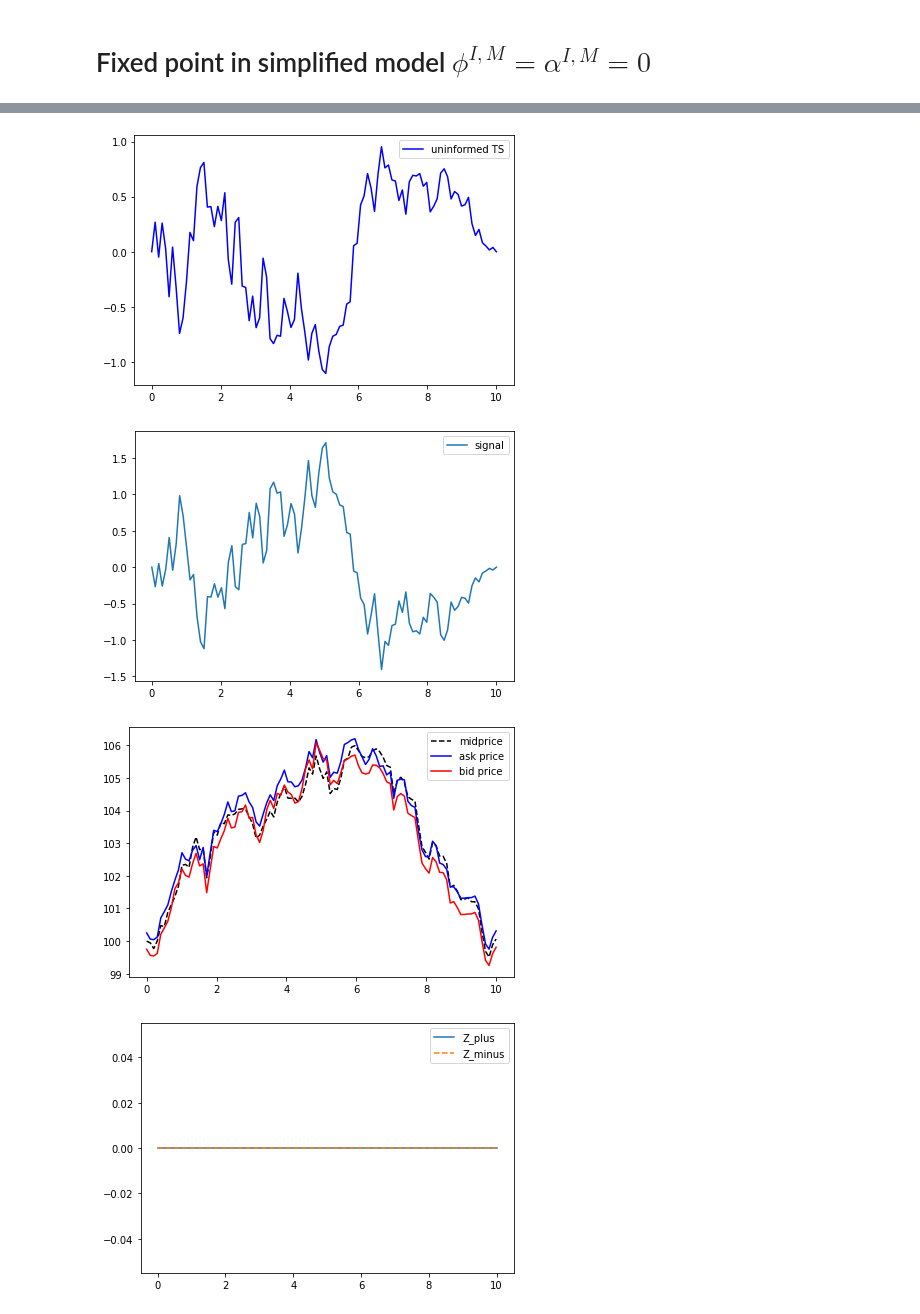
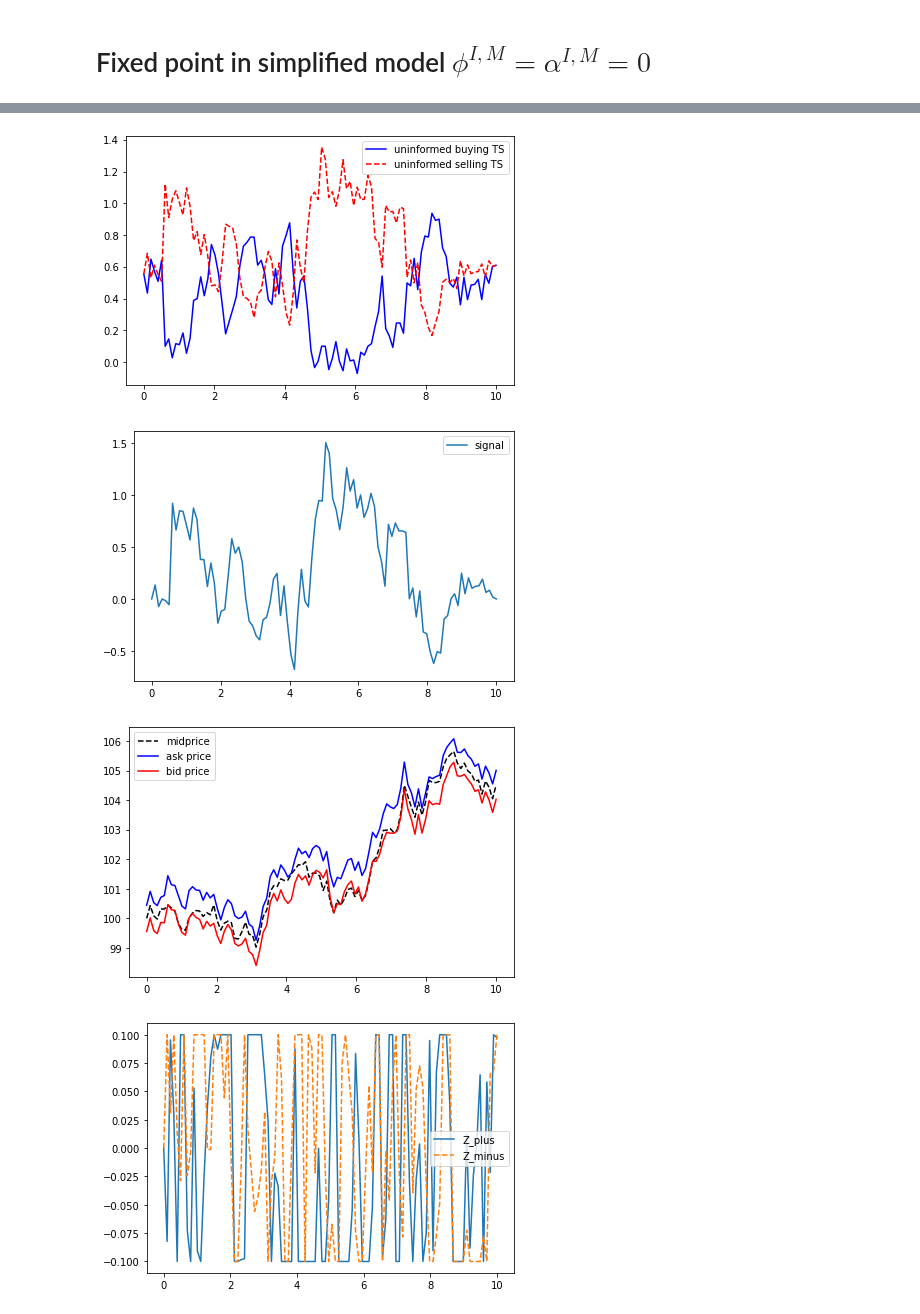
Before and after one commit to AdrienMathieu-eng/Nash-Equilibrium-, a Jupyter notebook: FBSDE_system.ipynb, the cells around one changed output, grey strips where cells are left out. Cells and saved outputs as stored; diff of their text form; code cells hidden in the pictures.

```diff
--- a/FBSDE_system.ipynb
+++ b/FBSDE_system.ipynb
@@ -883,5 +895,5 @@ True
 # %%
-seed = 1357911
+seed = 1357
 import random
 random.seed(seed)
 np.random.seed(seed)
@@ -893,9 +905,9 @@ Z_t_plus = np.zeros(N)
 Z_t_minus = np.zeros(N)
 for t in range(N-1):
     Z_t_plus[t+1] = Z_t_plus[t] -eta_ZP *Z_t_plus[t]*dt + sigma_ZP * np.random.normal(0,1,1)*np.sqrt(dt)
-    Z_t_plus[t+1] = max(-Z_max_plus,min(Z_max_plus,Z_t_plus[t+1]))
+    Z_t_plus[t+1] = max(-Z_bar_pm,min(Z_bar_pm,Z_t_plus[t+1]))
     Z_t_minus[t+1] = Z_t_minus[t] -eta_ZM *Z_t_minus[t]*dt + sigma_ZM * np.random.normal(0,1,1)*np.sqrt(dt)
-    Z_t_minus[t+1] = max(-Z_max_minus,min(Z_max_minus,Z_t_minus[t+1]))
+    Z_t_minus[t+1] = max(-Z_bar_pm,min(Z_bar_pm,Z_t_minus[t+1]))
 
 esp_alpha = np.zeros(N)
 for t in range(N):
@@ -908,8 +920,18 @@ for n in  range(n_iter):
     for t in range(N):
         nu_plus[t] = 1/(2*Kappa_I) * max((-delta_plus[t] + alpha[t]*(1-np.exp(-eta_a*(T-time[t])))/eta_a),0)
         nu_minus[t] = 1/(2*Kappa_I) * max((-delta_minus[t] - alpha[t]*(1-np.exp(-eta_a*(T-time[t])))/eta_a),0)
-        delta_plus[t] = (min((Zeta-Z_max_plus)/K,Beta*(NP[t] + (1-2*K*Kappa_U)*(Zeta+Z_t_plus[t]) + K*alpha[t]*(1-np.exp(-eta_a*(T-time[t])))/eta_a)))
-        delta_minus[t] = (min((Zeta-Z_max_minus)/K,Beta*(NM[t] + (1-2*K*Kappa_U)*(Zeta+Z_t_minus[t]) - K*alpha[t]*(1-np.exp(-eta_a*(T-time[t])))/eta_a)))
+        #real:
+        #delta_plus[t] = (min((Zeta-Z_max_plus)/K,Beta*(NP[t] + (1-2*K*Kappa_U)*(Zeta+Z_t_plus[t]) + K*alpha[t]*(1-np.exp(-eta_a*(T-time[t])))/eta_a)))
+        #delta_minus[t] = (min((Zeta-Z_max_minus)/K,Beta*(NM[t] + (1-2*K*Kappa_U)*(Zeta+Z_t_minus[t]) - K*alpha[t]*(1-np.exp(-eta_a*(T-time[t])))/eta_a)))
+
+        #without constraint
+        #delta_plus[t] =Beta*(NP[t] + (1-2*K*Kappa_U)*(Zeta+Z_t_plus[t]) + K*alpha[t]*(1-np.exp(-eta_a*(T-time[t])))/eta_a)
+        #delta_minus[t] = Beta*(NM[t] + (1-2*K*Kappa_U)*(Zeta+Z_t_minus[t]) - K*alpha[t]*(1-np.exp(-eta_a*(T-time[t])))/eta_a)
+
+        #average constraint
+        delta_plus[t] = (min((Zeta)/K,Beta*(NP[t] + (1-2*K*Kappa_U)*(Zeta+Z_t_plus[t]) + K*alpha[t]*(1-np.exp(-eta_a*(T-time[t])))/eta_a)))
+        delta_minus[t] = (min((Zeta)/K,Beta*(NM[t] + (1-2*K*Kappa_U)*(Zeta+Z_t_minus[t]) - K*alpha[t]*(1-np.exp(-eta_a*(T-time[t])))/eta_a)))
+
 
 
 nu_U_plus = []
@@ -930,10 +952,9 @@ for t in range(N-1):
     S_t_plus[t+1] = S_t[t+1] + delta_plus[t+1]
     S_t_minus[t+1] = S_t[t+1] -delta_minus[t+1]
 # %%
-plt.plot(time,np.array(nu_plus)-np.array(nu_minus),label='informed TS',color="blue")
-#plt.plot(time,nu_minus,'--', label='informed selling TS',color='red')
-#plt.plot(time,nu_plus, label='informed buying TS',color='blue')
-
+#plt.plot(time,np.array(nu_plus)-np.array(nu_minus),label='informed TS',color="blue")
+plt.plot(time,nu_minus,'--', label='informed selling TS',color='red')
+plt.plot(time,nu_plus, label='informed buying TS',color='blue')
 plt.legend()
 plt.tight_layout()
 plt.show()
@@ -944,9 +965,9 @@ plt.legend()
 plt.tight_layout()
 plt.show()
 
-plt.plot(time,np.array(nu_U_plus)-np.array(nu_U_minus),label='uninformed TS',color="blue")
-#plt.plot(time,nu_U_plus, label='uninformed buying TS',color="blue")
-#plt.plot(time,nu_U_minus,'--', label='uninformed selling TS',color="red")
+#plt.plot(time,np.array(nu_U_plus)-np.array(nu_U_minus),label='uninformed TS',color="blue")
+plt.plot(time,nu_U_plus, label='uninformed buying TS',color="blue")
+plt.plot(time,nu_U_minus,'--', label='uninformed selling TS',color="red")
 plt.legend()
 plt.tight_layout()
 plt.show()
@@ -976,5 +997,5 @@ plt.show()
-[figure, old version]
+[figure, new version]
-[figure, old version]
+[figure, new version]
-[figure, old version]
+[figure, new version]
-[figure, old version]
+[figure, new version]
 # %%
```
Also changed, not shown: parts of 19 cells of this notebook.
